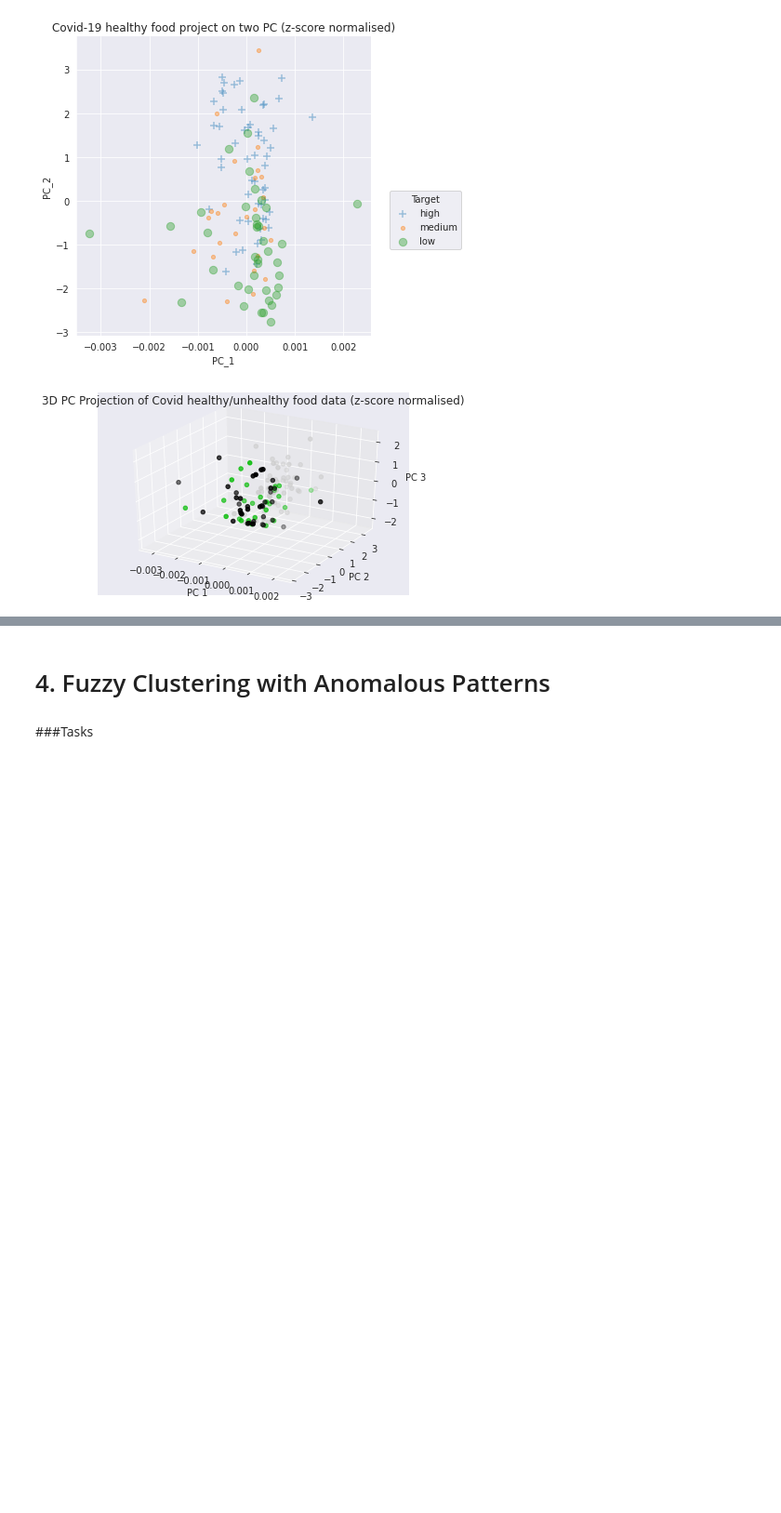
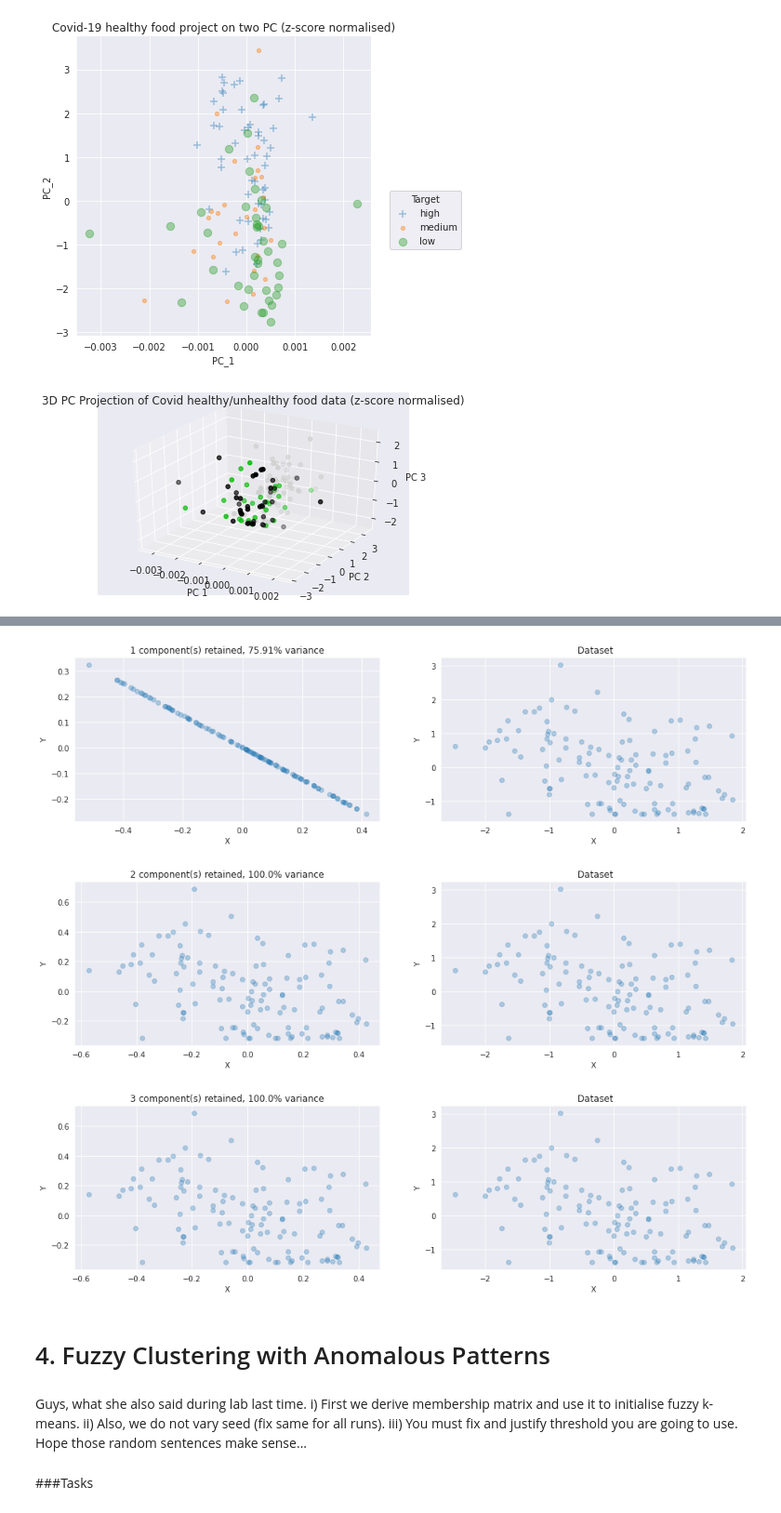
Before and after one commit to Migaalee/PAD, a Jupyter notebook: PAD_project1.ipynb, the cells around one changed output, grey strips where cells are left out. Shown: that part at 93% size. Saved outputs shown, nothing was run; the diff lists cells and outputs as text; code cells hidden in the pictures; blank space fills up the shorter version.

```diff
--- a/PAD_project1.ipynb
+++ b/PAD_project1.ipynb
@@ -950,14 +1005,0 @@ plt.legend(bbox_to_anchor=(1.05, 0.5), title='Confirmed', labels = data.columns)
-# %%
-# 2nd plot
-ax2 = sns.lmplot('U_1',
-               'U_2',
-               data=ds_us,
-               hue='confirmed',
-               markers=['+','+','+','x','x','.','.','.'],
-               fit_reg=False,
-               scatter_kws={'alpha':0.4, "s": 70},
-               legend_out=False);
-ax2.set(xlabel='Projection1-SVD',
-       ylabel='Projection2-SVD',
-       title=' SVD Projecting Covid-19 with Class Labels');
-plt.legend(bbox_to_anchor=(1.05, 0.5), title='Confirmed', labels = data.columns);
@@ -966,5 +1071,46 @@ d) Calculate and make a graphical presentation of the “quality” of the PC pr
+# %%
+r = x_pca.shape[1]
+var_explained = np.cumsum(s**2)/np.sum(s**2)*100;
+
+# You can change the features you would like to display, from 0 to 3
+f1=0   #
+f2=2   #
+
+approx = []
+for n in range(1,r+1):
+    approximation = np.dot((u[:,:n] * s[:n]),vh[:n,:])
+
+    approx.append(approximation)
+
+    fig, [ax1,ax2] = plt.subplots(ncols=2, figsize=(16,4))
+
+    sns.regplot(x=approximation[:,f1],
+              y=approximation[:,f2],
+              fit_reg=False,
+              scatter_kws={'alpha':0.3}, ax=ax1)
+    ax1.set(xlabel= 'X',
+           ylabel= 'Y',
+           title= (str(n)
+                   + ' component(s) retained, '
+                   + str(round(var_explained[n-1],2))
+                   + '% variance'))
+
+
+    sns.regplot(x=x_norm_z[:,f1],
+                y=x_norm_z[:,f2],
+                fit_reg=False,
+                scatter_kws={'alpha':0.3}, ax=ax2)
+    ax2.set(xlabel='X',
+           ylabel= 'Y',
+           title=' Dataset');
+# %% [output]
+[figure, added]
+[figure, added]
+[figure, added]
 # %% [markdown]
 # 4. Fuzzy Clustering with Anomalous Patterns
+# %% [markdown]
+Guys, what she also said during lab last time. i) First we derive membership matrix and use it to initialise fuzzy k-means. ii) Also, we do not vary seed (fix same for all runs). iii) You must fix and justify threshold you are going to use. Hope those random sentences make sense...
 # %% [markdown]
 ###Tasks
 # %% [markdown]
```
Also changed, not shown: parts of 14 cells of this notebook.
